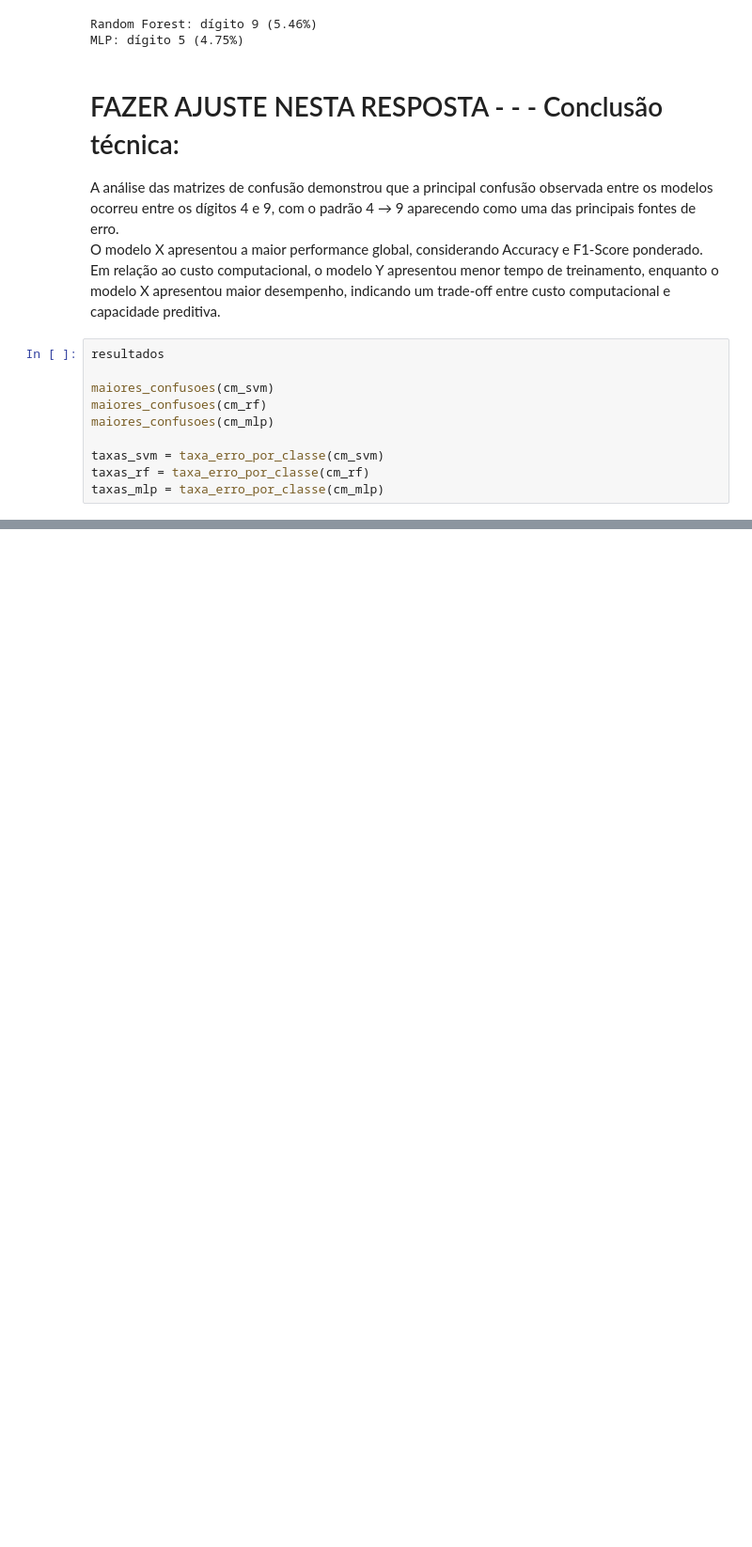
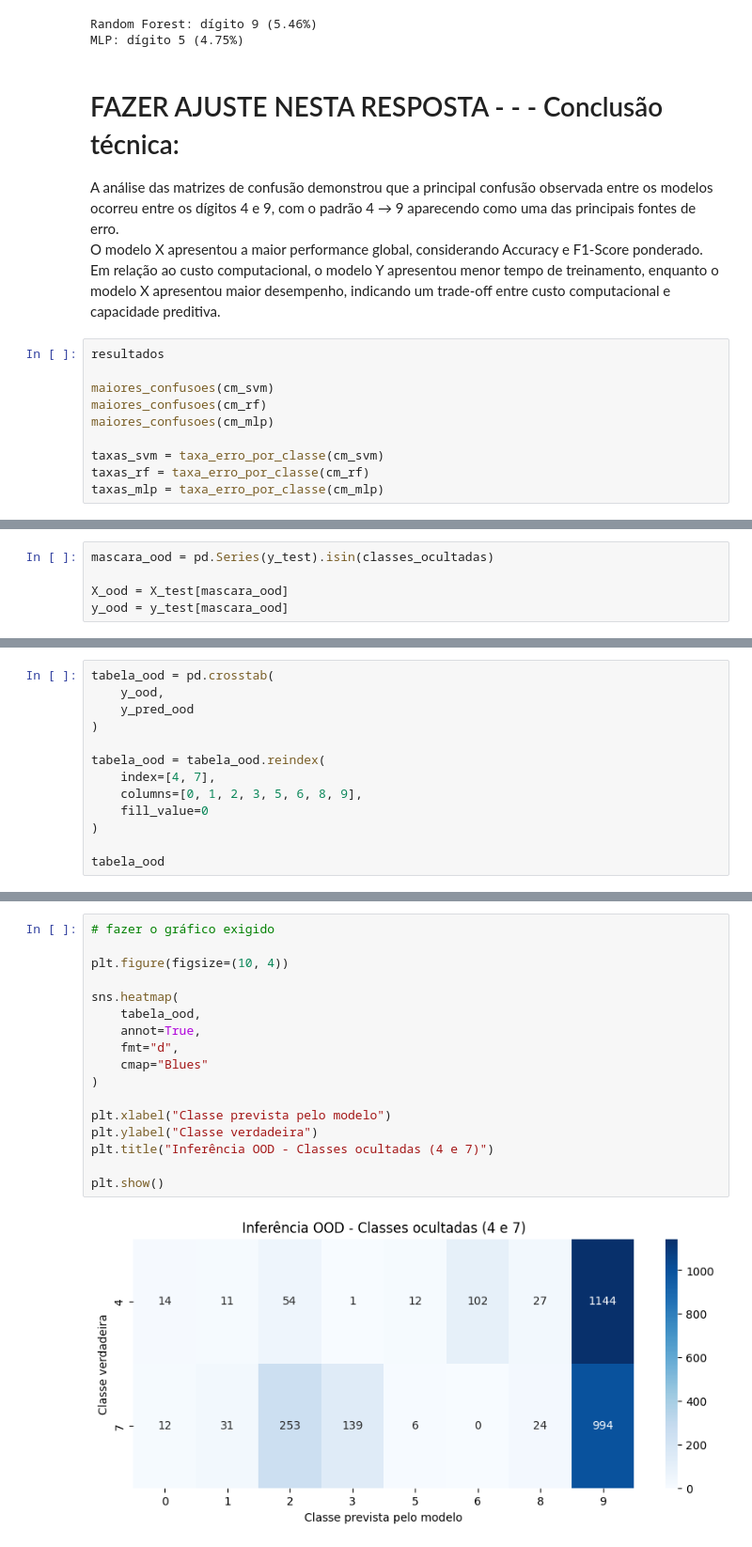
Before and after one commit to rafadebem1-cpu/Analise_preditiva_digitos_manuscritos, a Jupyter notebook: mproj_mod2.ipynb, the cells around one changed output, grey strips where cells are left out. Shown at 94% size. Cells and saved outputs as stored; diff of their text form; blank space fills up the shorter version.

```diff
--- a/mproj_mod2.ipynb
+++ b/mproj_mod2.ipynb
@@ -1088,0 +1495,5 @@ taxas_mlp = taxa_erro_por_classe(cm_mlp)
+# %%
+mascara_ood = pd.Series(y_test).isin(classes_ocultadas)
+
+X_ood = X_test[mascara_ood]
+y_ood = y_test[mascara_ood]
@@ -1088,0 +1551,13 @@ taxas_mlp = taxa_erro_por_classe(cm_mlp)
+# %%
+tabela_ood = pd.crosstab(
+    y_ood,
+    y_pred_ood
+)
+
+tabela_ood = tabela_ood.reindex(
+    index=[4, 7],
+    columns=[0, 1, 2, 3, 5, 6, 8, 9],
+    fill_value=0
+)
+
+tabela_ood
@@ -1088,0 +1622,19 @@ taxas_mlp = taxa_erro_por_classe(cm_mlp)
+# %%
+# fazer o gráfico exigido
+
+plt.figure(figsize=(10, 4))
+
+sns.heatmap(
+    tabela_ood,
+    annot=True,
+    fmt="d",
+    cmap="Blues"
+)
+
+plt.xlabel("Classe prevista pelo modelo")
+plt.ylabel("Classe verdadeira")
+plt.title("Inferência OOD - Classes ocultadas (4 e 7)")
+
+plt.show()
+# %% [output]
+[figure, added]
```
Also changed, not shown: parts of 43 cells of this notebook.
